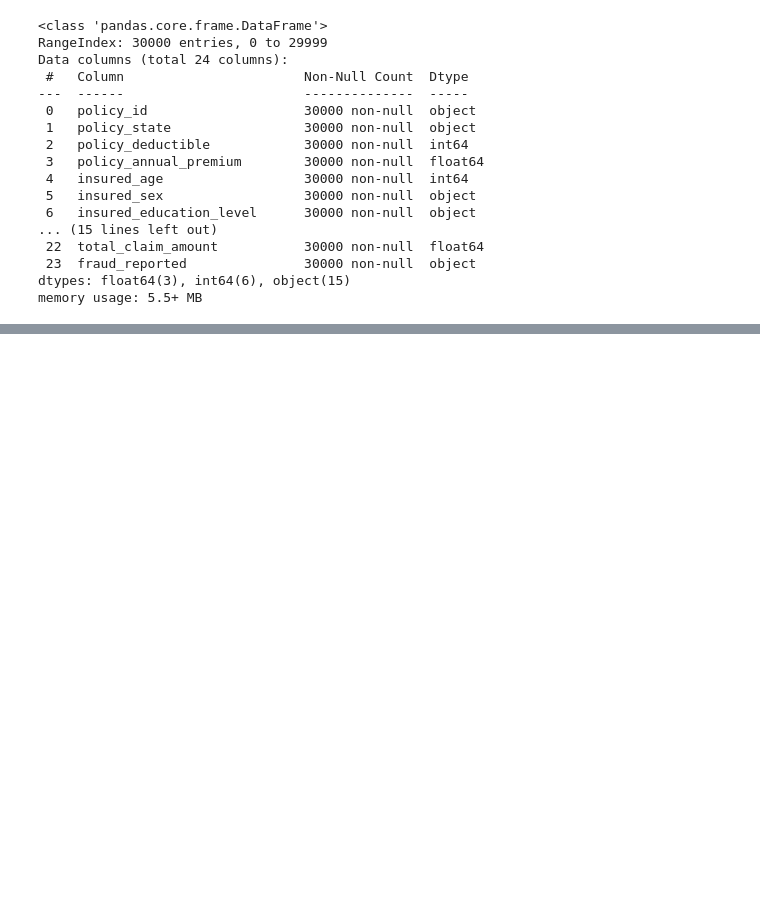
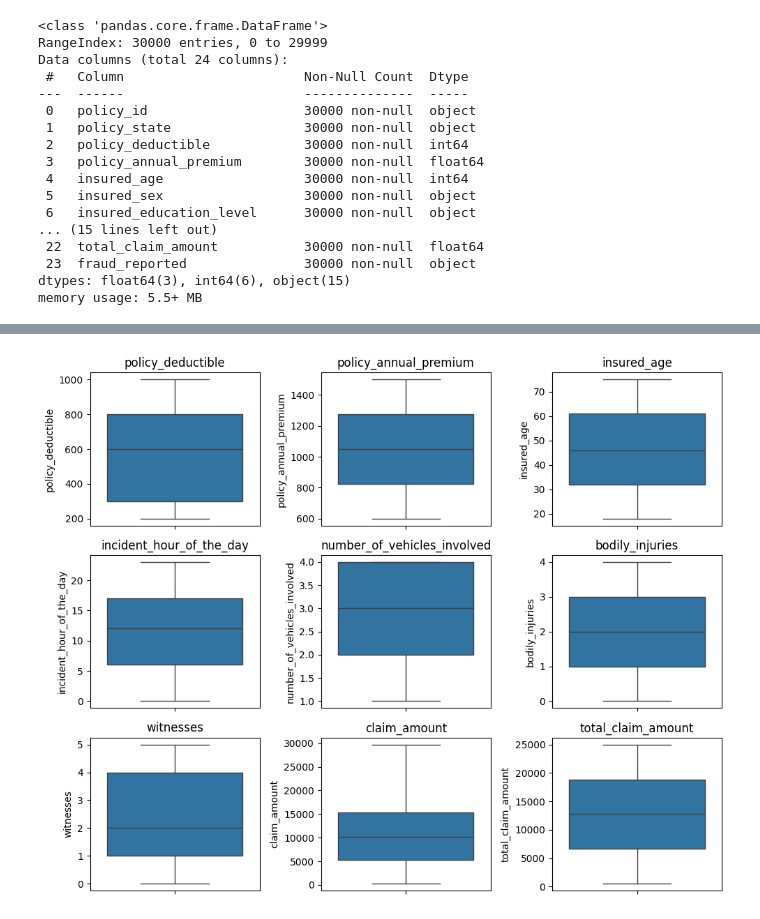
Before and after one commit to Salma-M-H/Car_Fraud_Insurance_Detection, a Jupyter notebook: car_insurance_fraud_detection.ipynb, the cells around one changed output, grey strips where cells are left out. Drawn from its saved outputs; the diff is of its cells as text; code cells hidden in the pictures; blank space fills up the shorter version.

```diff
--- a/car_insurance_fraud_detection.ipynb
+++ b/car_insurance_fraud_detection.ipynb
@@ -72,3 +72,6 @@ car_insurance_fraud_df.describe().T
 | witnesses | 30000.0 | 2.504667 | 1.707691 | 0.00 | 1.0000 | 2.000 | 4.0000 | 5.00 |
 | claim_amount | 30000.0 | 10823.078981 | 6629.690781 | 266.74 | 5350.9475 | 10204.170 | 15381.8675 | 29719.87 |
 | total_claim_amount | 30000.0 | 12757.736600 | 7028.920069 | 502.18 | 6685.5075 | 12740.430 | 18809.9100 | 24999.72 |
+# %%
+car_insurance_fraud_df_copy.drop(columns=['policy_id', ''], inplace=True)
+car_insurance_fraud_df_copy.head()
@@ -74,0 +85,3 @@ car_insurance_fraud_df.describe().T
+# %%
+categorical_columns = car_insurance_fraud_df_copy.select_dtypes(include='object')
+numerical_columns = car_insurance_fraud_df_copy.select_dtypes(include='number')
@@ -74,0 +106,4 @@ car_insurance_fraud_df.describe().T
+# %%
+for col in categorical_columns:
+    print(car_insurance_fraud_df[col].value_counts())
+    print('_'*40)
@@ -74,0 +128,4 @@ car_insurance_fraud_df.describe().T
+# %%
+for col in numerical_columns:
+    print(car_insurance_fraud_df[col].value_counts())
+    print('_'*40)
@@ -74,0 +150,17 @@ car_insurance_fraud_df.describe().T
+# %%
+columns = numerical_columns
+
+# Create subplot grid (2x2 here)
+fig, axes = plt.subplots(3, 3, figsize=(10, 8))
+
+axes = axes.flatten()  # make it 1D for easy looping
+
+# Loop through columns
+for i, col in enumerate(columns):
+    sns.boxplot(y=car_insurance_fraud_df_copy[col], ax=axes[i])
+    axes[i].set_title(col)
+
+plt.tight_layout()
+plt.show()
+# %% [output]
+[figure, added]
```
Also changed, not shown: parts of 7 cells of this notebook, 2 other files.
